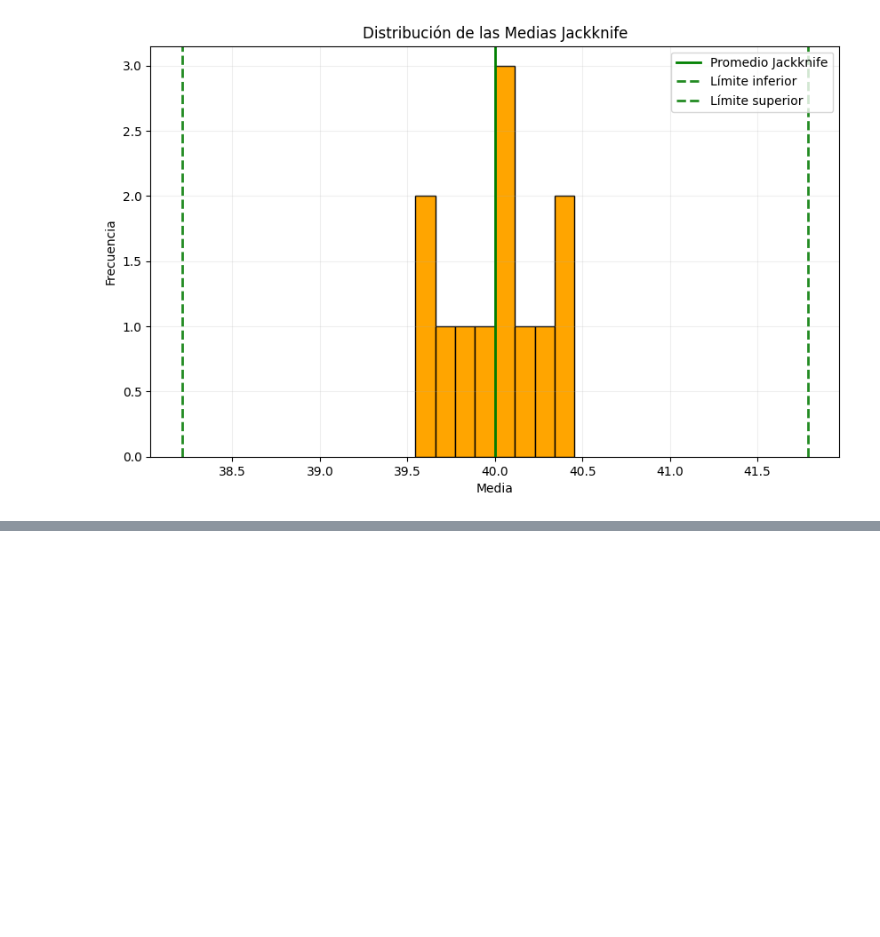
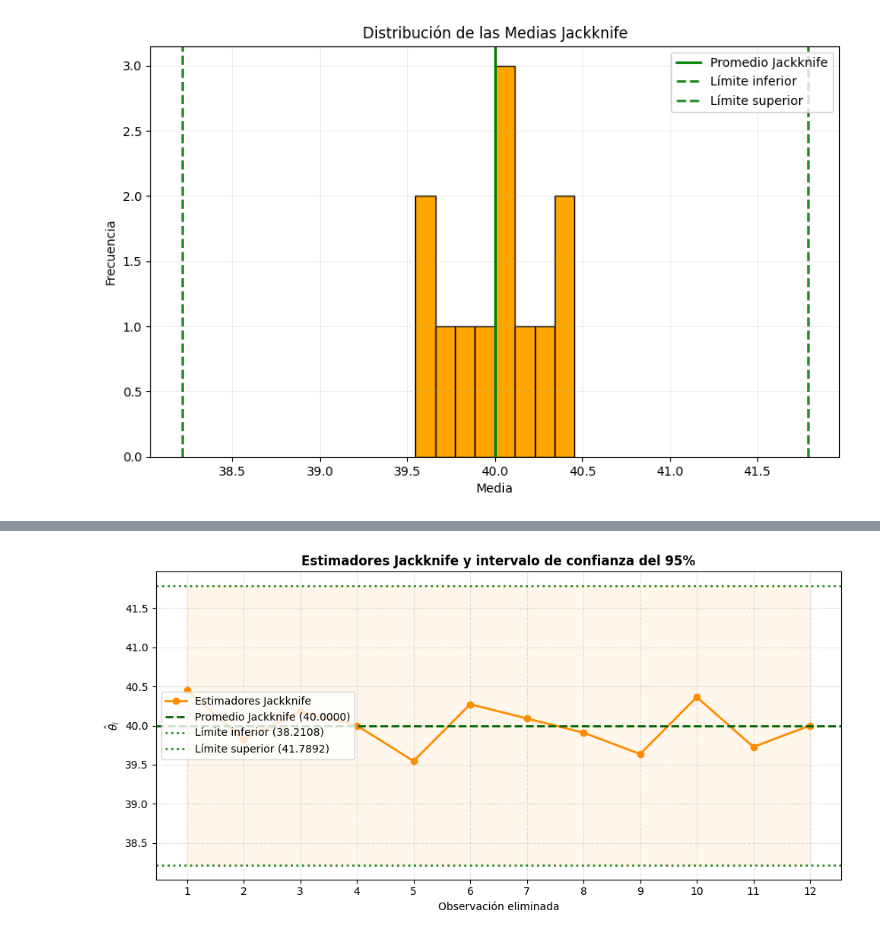
Before and after one commit to KarlaMichelleSorianoSanhez/Simulacion-I, a Jupyter notebook: técnicas_de_remuestreo_.ipynb, the cells around one changed output, grey strips where cells are left out. Drawn from its saved outputs; the diff is of its cells as text; code cells hidden in the pictures; blank space fills up the shorter version.

```diff
--- a/técnicas_de_remuestreo_.ipynb
+++ b/técnicas_de_remuestreo_.ipynb
@@ -1272,0 +1265,79 @@ Además, la varianza y el error estándar permiten cuantificar la variabilidad d
+# %%
+# ==========================================================
+# Gráfica de los estimadores Jackknife
+# ==========================================================
+
+plt.figure(figsize=(10,5))
+
+# Observaciones eliminadas
+x = np.arange(1, n + 1)
+
+# Estimadores Jackknife
+plt.plot(
+    x,
+    medias_jackknife,
+    marker='o',
+    color='darkorange',
+    linewidth=2,
+    label='Estimadores Jackknife'
+)
+
+# Promedio Jackknife
+plt.axhline(
+    theta_j,
+    color='darkgreen',
+    linestyle='--',
+    linewidth=2,
+    label=f'Promedio Jackknife ({theta_j:.4f})'
+)
+
+# Límite inferior
+plt.axhline(
+    li,
+    color='forestgreen',
+    linestyle=':',
+    linewidth=2,
+    label=f'Límite inferior ({li:.4f})'
+)
+
+# Límite superior
+plt.axhline(
+    ls,
+    color='forestgreen',
+    linestyle=':',
+    linewidth=2,
+    label=f'Límite superior ({ls:.4f})'
+)
+
+# Región del intervalo de confianza
+plt.fill_between(
+    x,
+    li,
+    ls,
+    color='orange',
+    alpha=0.08
+)
+
+plt.title(
+    'Estimadores Jackknife y intervalo de confianza del 95%',
+    fontweight='bold'
+)
+
+plt.xlabel('Observación eliminada')
+plt.ylabel(r'$\hat{\theta}_i$')
+
+plt.xticks(x)
+
+plt.grid(
+    True,
+    linestyle='--',
+    alpha=0.4
+)
+
+plt.legend(loc='center left')
+
+plt.tight_layout()
+
+plt.show()
+# %% [output]
+[figure, added]
```
Also changed, not shown: parts of 11 cells of this notebook.
